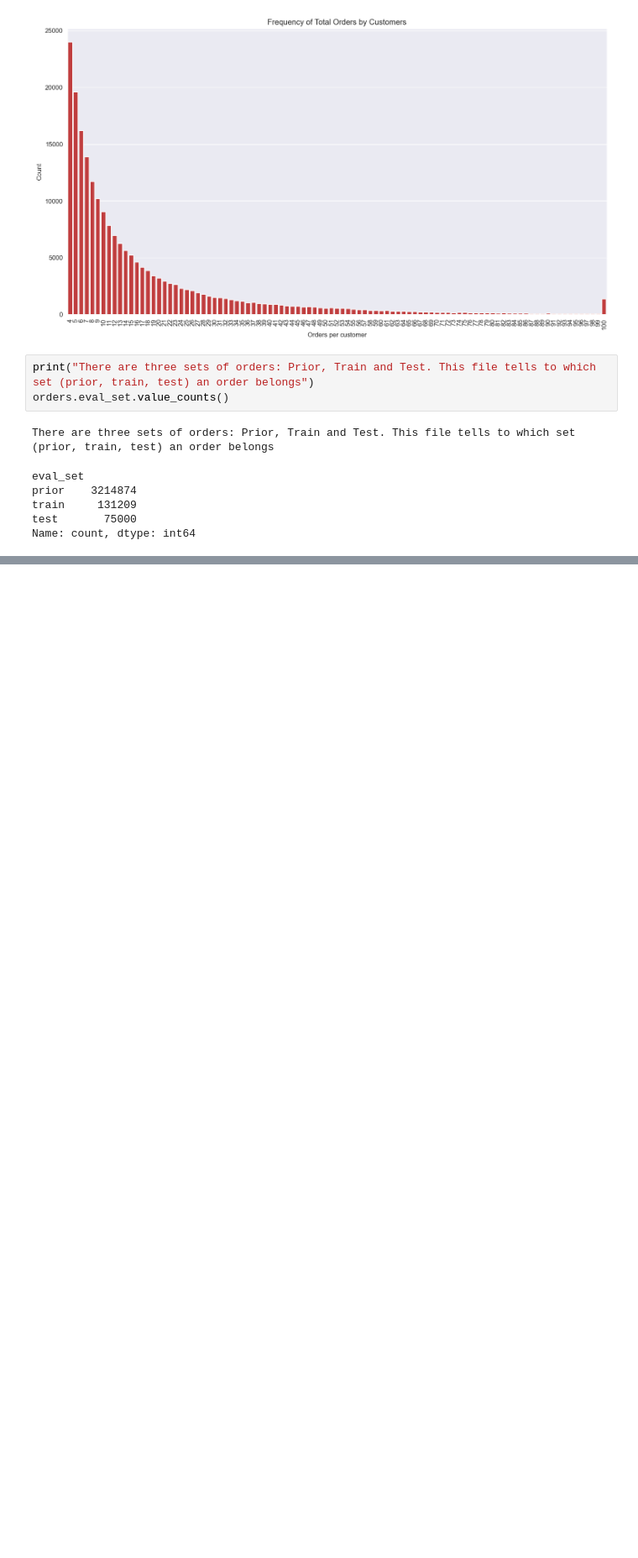
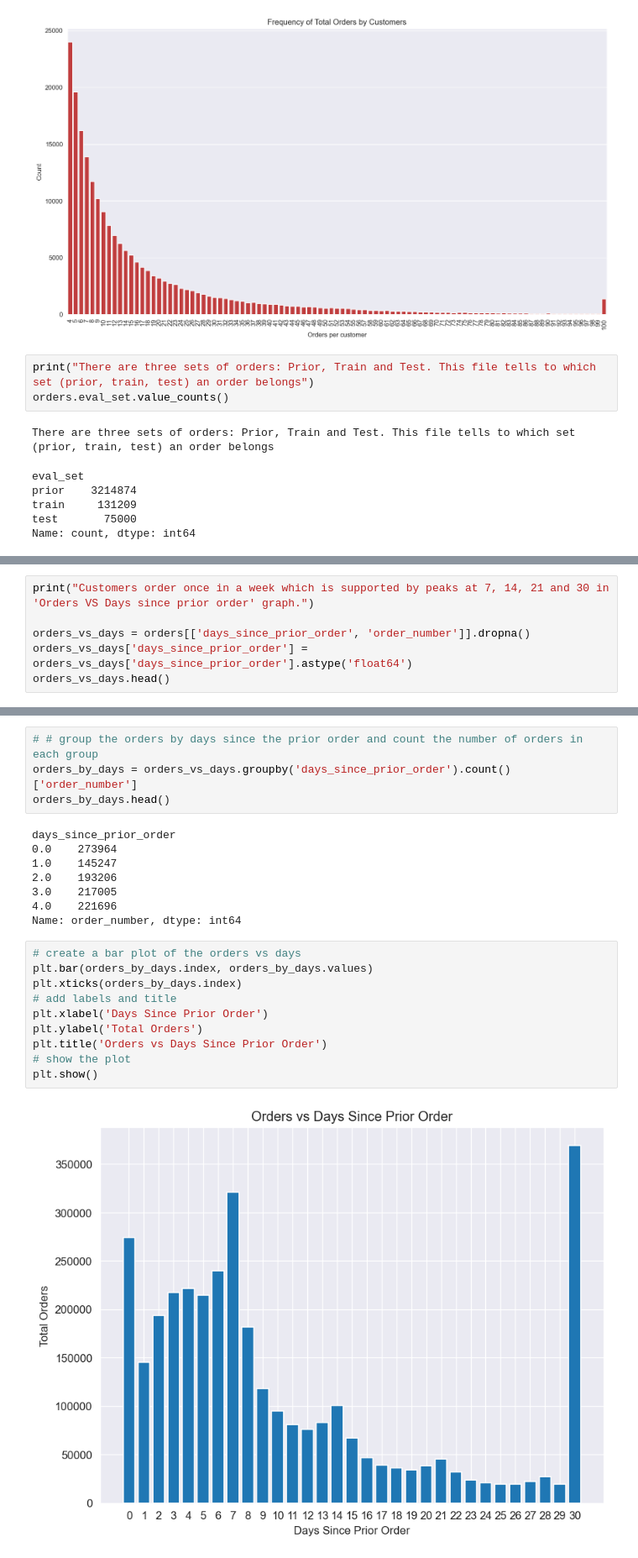
Before and after one commit to deeksha9107/instacart_market_basket_analysis, a Jupyter notebook: Instacart Market Basket Analysis 1.ipynb, the cells around one changed output, grey strips where cells are left out. Shown at 84% size. Saved outputs shown, nothing was run; the diff lists cells and outputs as text; blank space fills up the shorter version.

```diff
--- a/Instacart Market Basket Analysis 1.ipynb
+++ b/Instacart Market Basket Analysis 1.ipynb
@@ -321,0 +351,6 @@ plt.show()
+# %%
+print("Customers order once in a week which is supported by peaks at 7, 14, 21 and 30 in 'Orders VS Days since prior order' graph.")
+
+orders_vs_days = orders[['days_since_prior_order', 'order_number']].dropna()
+orders_vs_days['days_since_prior_order'] = orders_vs_days['days_since_prior_order'].astype('float64')
+orders_vs_days.head()
@@ -321,0 +365,24 @@ plt.show()
+# %%
+# # group the orders by days since the prior order and count the number of orders in each group
+orders_by_days = orders_vs_days.groupby('days_since_prior_order').count()['order_number']
+orders_by_days.head()
+# %% [output]
+days_since_prior_order
+0.0    273964
+1.0    145247
+2.0    193206
+3.0    217005
+4.0    221696
+Name: order_number, dtype: int64
+# %%
+# create a bar plot of the orders vs days
+plt.bar(orders_by_days.index, orders_by_days.values)
+plt.xticks(orders_by_days.index)
+# add labels and title
+plt.xlabel('Days Since Prior Order')
+plt.ylabel('Total Orders')
+plt.title('Orders vs Days Since Prior Order')
+# show the plot
+plt.show()
+# %% [output]
+[figure, added]
```
Also changed, not shown: parts of 27 cells of this notebook, 3 other files.
